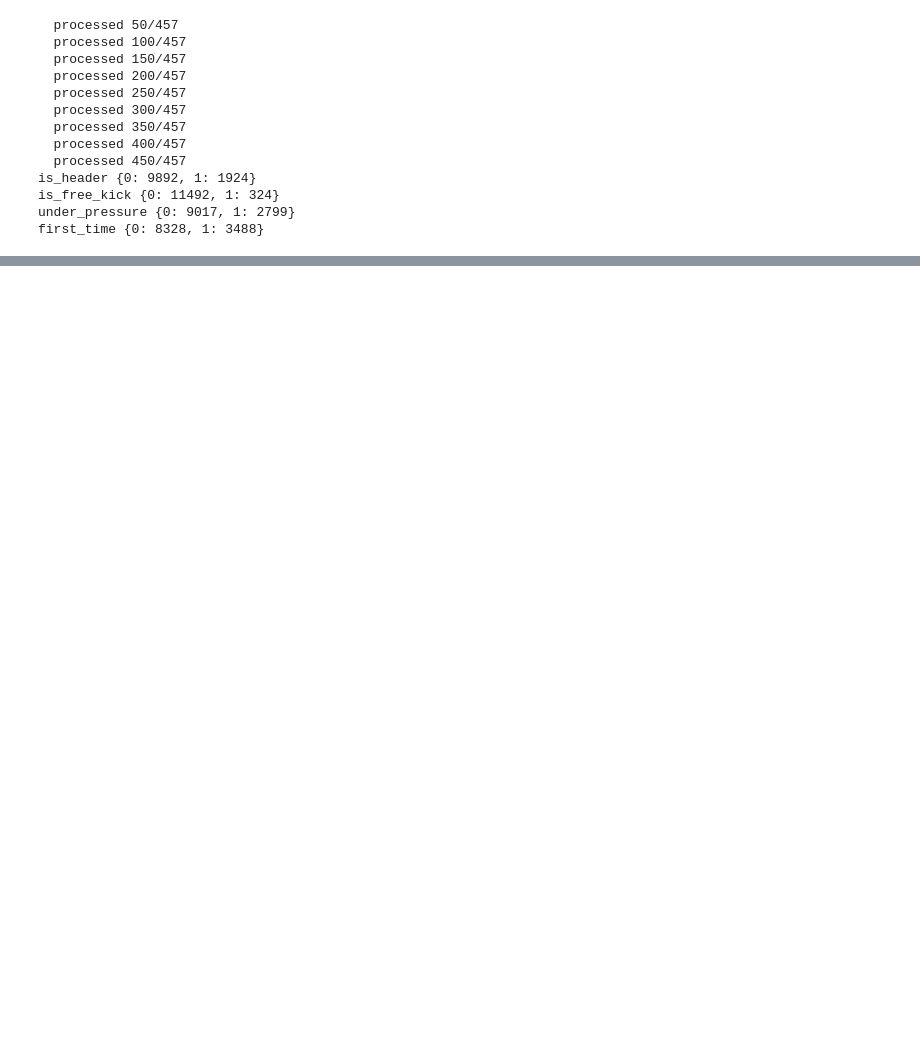
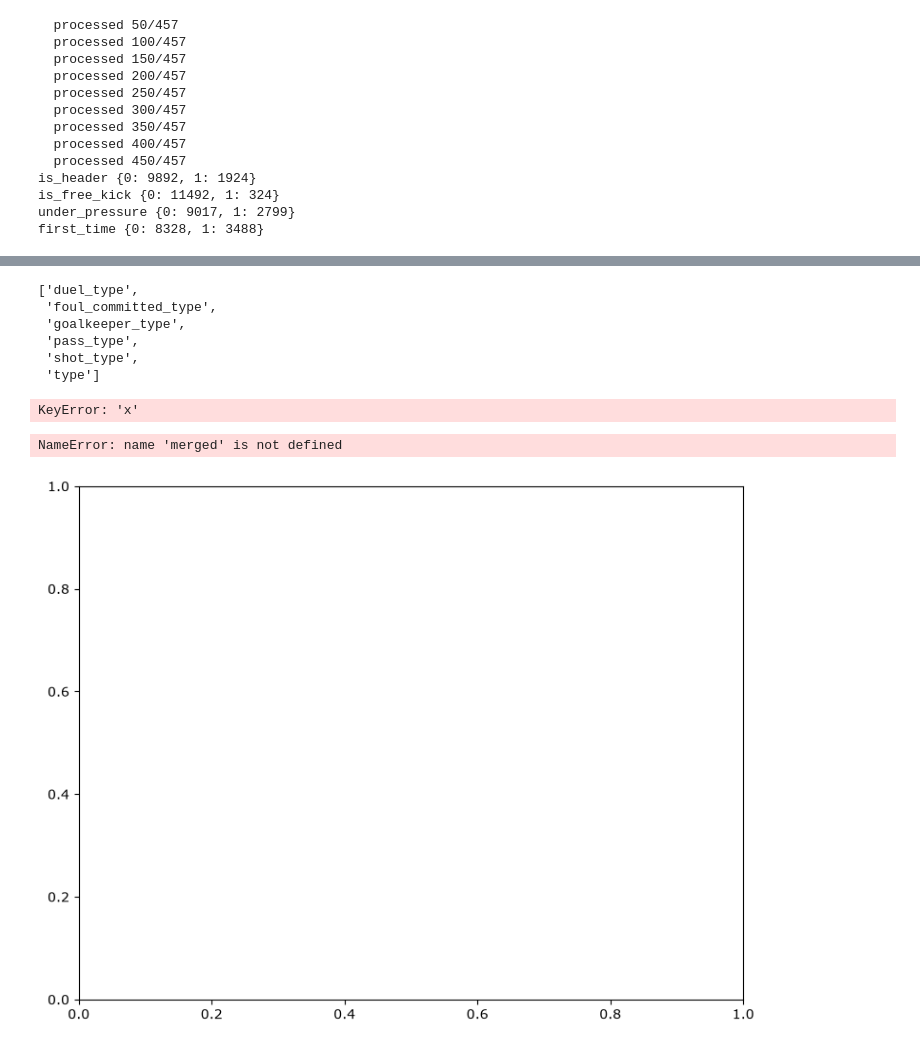
Before and after one commit to Lephim/football-intelligence-copilot, a Jupyter notebook: notebooks/01_exploring_match_data.ipynb, the cells around one changed output, grey strips where cells are left out. Saved outputs shown, nothing was run; the diff lists cells and outputs as text; code cells hidden in the pictures; blank space fills up the shorter version.

```diff
--- a/notebooks/01_exploring_match_data.ipynb
+++ b/notebooks/01_exploring_match_data.ipynb
@@ -423,0 +672,48 @@ first_time {0: 8328, 1: 3488}
+# %%
+sample_pass = all_events[all_events["event_type"] == "Pass"]["raw"].iloc[0]
+[k for k in sample_pass.keys() if "type" in k.lower()]
+# %% [output]
+['duel_type',
+ 'foul_committed_type',
+ 'goalkeeper_type',
+ 'pass_type',
+ 'shot_type',
+ 'type']
+# %%
+from src.analytics.xt_model import _zone_index
+
+# Ensure the merged dataframe contains the location columns created above.
+if "x" not in merged.columns or "y" not in merged.columns:
+    raise KeyError("merged is missing x/y columns; run the preceding merge cell first.")
+
+col_start, row_start = _zone_index(merged["x"].to_numpy(), merged["y"].to_numpy())
+col_end, row_end = _zone_index(
+    merged["end_x"].fillna(merged["x"]).to_numpy(),
+    merged["end_y"].fillna(merged["y"]).to_numpy(),
+)
+
+merged["xt_start"] = xt_with_turnover[col_start, row_start]
+merged["xt_end"] = xt_with_turnover[col_end, row_end]
+merged["xt_delta"] = merged["xt_end"] - merged["xt_start"]
+
+merged[["player", "minute", "event_type", "surprise", "xt_start", "xt_end", "xt_delta"]].head()
+# %% [output]
+KeyError: 'x'
+# %%
+import matplotlib.pyplot as plt
+
+fig, ax = plt.subplots(figsize=(9, 7))
+
+ax.scatter(merged["surprise"], merged["xt_delta"], alpha=0.3, s=15, color="#f5b942")
+
+ax.axhline(0, color="gray", linewidth=0.8, linestyle="--")
+ax.axvline(merged["surprise"].median(), color="gray", linewidth=0.8, linestyle="--")
+
+ax.set_xlabel("xSurprise (bits) — how unexpected the action was")
+ax.set_ylabel("xT delta — how much threat it generated")
+ax.set_title("Predictability vs. value, per action", color="#333", fontsize=14)
+
+fig.savefig("xsurprise_vs_xt.png")
+# %% [output]
+NameError: name 'merged' is not defined
+[figure, added]
```
Also changed, not shown: parts of 34 cells of this notebook, 10 other files.
